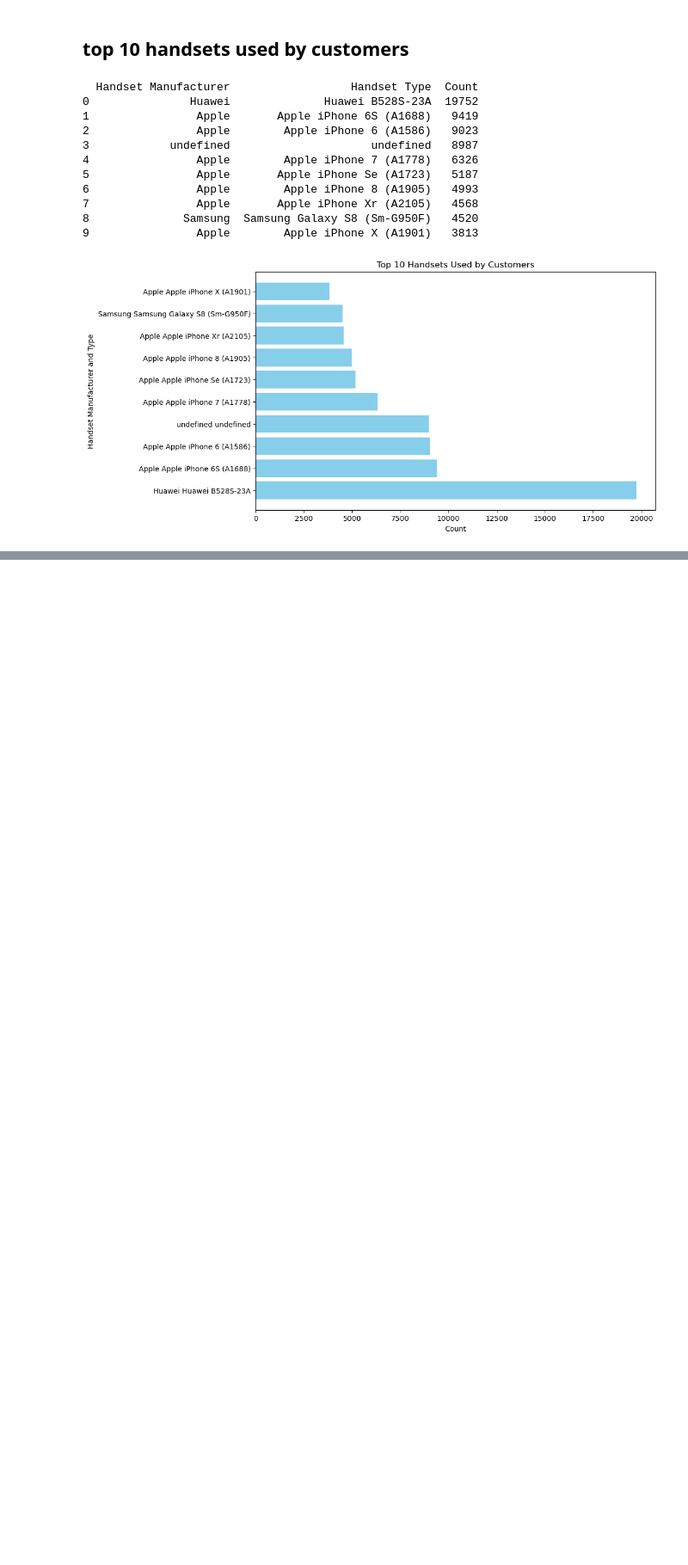
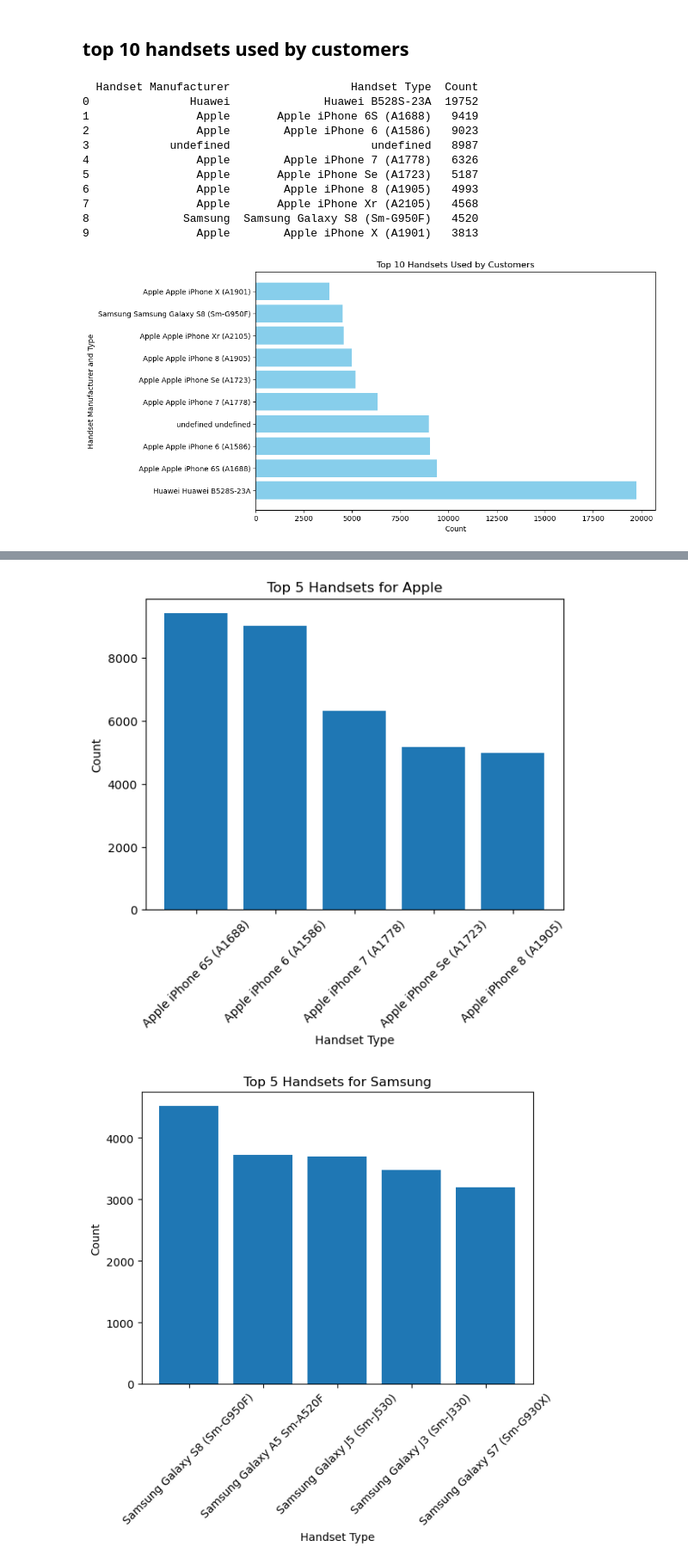
Before and after one commit to teddycheru/StreamlitTelecomUserAnalytics, a Jupyter notebook: notebooks/notebook.ipynb, the cells around one changed output, grey strips where cells are left out. Shown: that part at 86% size. Cells and saved outputs as stored; diff of their text form; code cells hidden in the pictures; blank space fills up the shorter version.

```diff
--- a/notebooks/notebook.ipynb
+++ b/notebooks/notebook.ipynb
@@ -160,0 +239,33 @@ plt.show()
+# %%
+# Prepare data for plotting
+manufacturer_names = [manufacturer[0] for manufacturer in top_manufacturers]
+
+for manufacturer in top_manufacturers:
+    manufacturer_name = manufacturer[0]
+    cur.execute(f"""
+    SELECT "Handset Type", COUNT(*) AS count
+    FROM "public"."xdr_data"
+    WHERE "Handset Manufacturer" = '{manufacturer_name}'
+    GROUP BY "Handset Type"
+    ORDER BY count DESC
+    LIMIT 5
+    """)
+    top_handsets = cur.fetchall()
+
+    handsets = [handset[0] for handset in top_handsets]
+    counts = [handset[1] for handset in top_handsets]
+
+    # Plotting the data
+    plt.bar(handsets, counts)
+    plt.title(f"Top 5 Handsets for {manufacturer_name}")
+    plt.xlabel("Handset Type")
+    plt.ylabel("Count")
+    plt.xticks(rotation=45)
+    plt.show()
+
+# Close the cursor and connection
+cur.close()
+conn.close()
+# %% [output]
+[figure, added]
+[figure, added]
```
Also changed, not shown: parts of 15 cells of this notebook.
